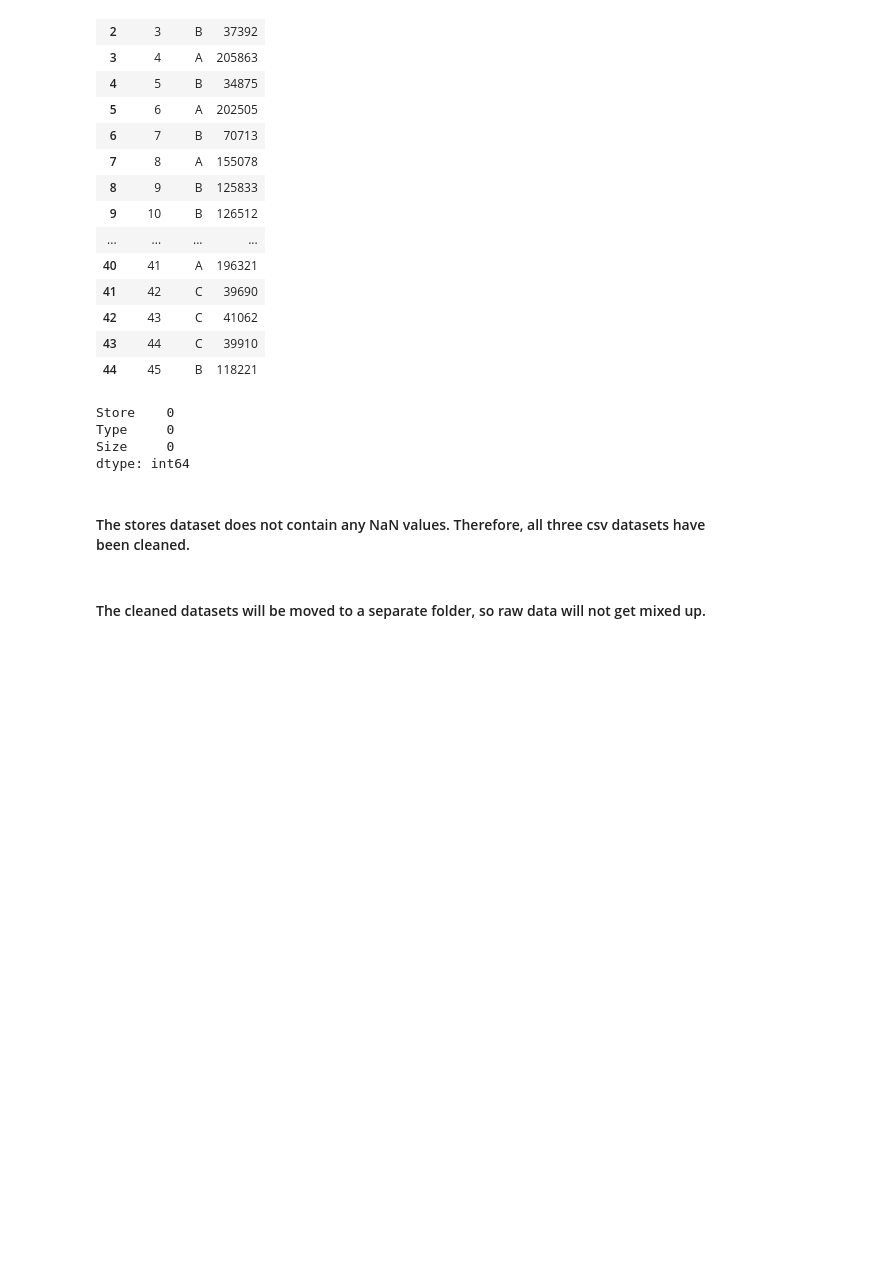
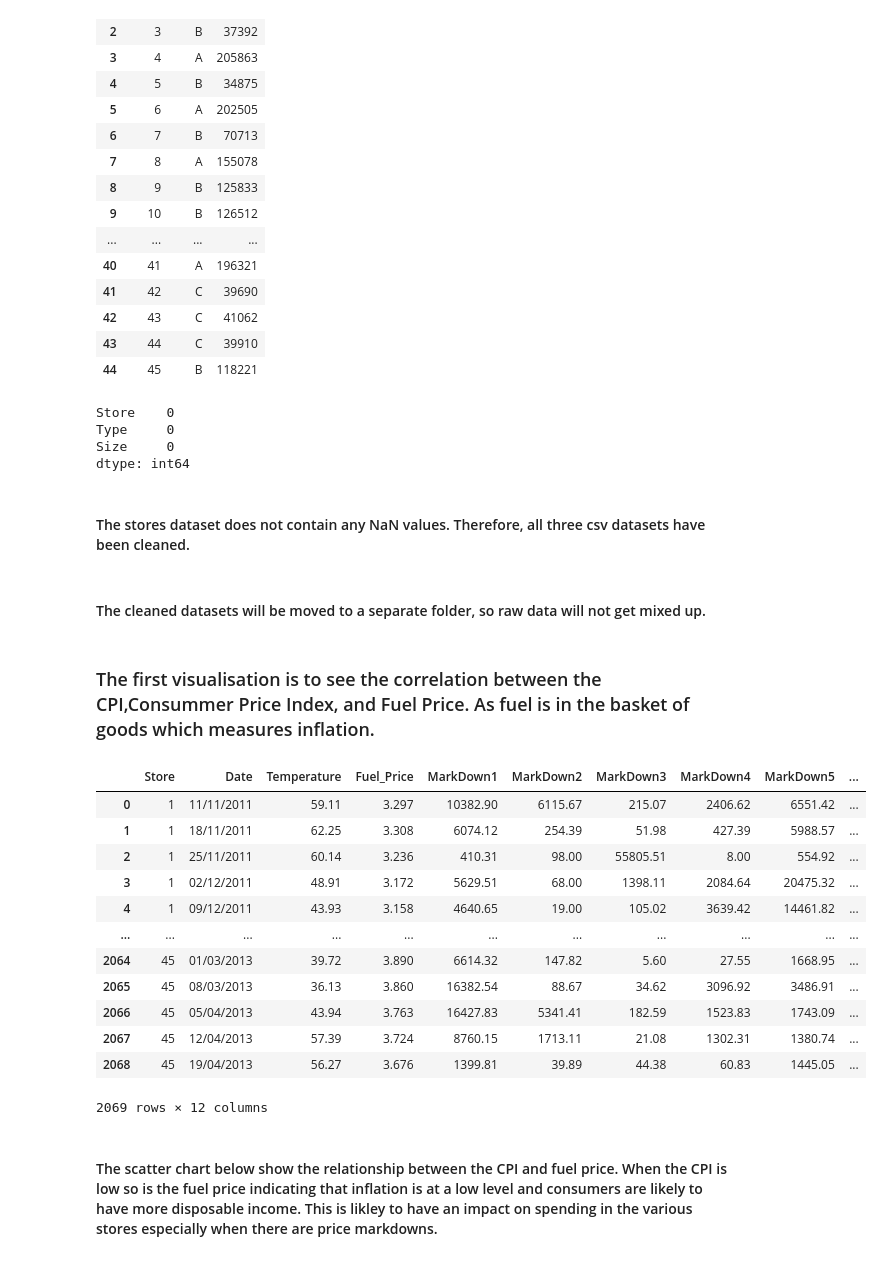
Before and after one commit to Ray99-cpu/Retail_Insights, a Jupyter notebook: jupyter_notebooks/test.ipynb, the cells around one changed output. Cells and saved outputs as stored; diff of their text form; code cells hidden in the pictures; blank space fills up the shorter version.

```diff
--- a/jupyter_notebooks/test.ipynb
+++ b/jupyter_notebooks/test.ipynb
@@ -188,3 +189,30 @@ df = pd.read_csv("../data/raw-data/stores_dataset.csv")#Find the correct link to
 
 df
 df.to_csv("../data/cleaned-data/cleaned_stores_dataset.csv", index=False)
+# %% [markdown]
+### The first visualisation is to see the correlation between the CPI,Consummer Price Index, and Fuel Price. As fuel is in the basket of goods which measures inflation.
+# %%
+df = pd.read_csv("../data/raw-data/features_dataset.csv")#Find the correct link to the dataset
+
+df
+df = df.dropna()
+df
+df.to_csv("../data/cleaned-data/cleaned_features_dataset.csv", index=False)
+df = pd.read_csv("../data/cleaned-data/cleaned_features_dataset.csv")
+df
+# %% [output]
+|  | Store | Date | Temperature | Fuel_Price | MarkDown1 | MarkDown2 | MarkDown3 | MarkDown4 | MarkDown5 | ... |
+| 0 | 1 | 11/11/2011 | 59.11 | 3.297 | 10382.90 | 6115.67 | 215.07 | 2406.62 | 6551.42 | ... |
+| 1 | 1 | 18/11/2011 | 62.25 | 3.308 | 6074.12 | 254.39 | 51.98 | 427.39 | 5988.57 | ... |
+| 2 | 1 | 25/11/2011 | 60.14 | 3.236 | 410.31 | 98.00 | 55805.51 | 8.00 | 554.92 | ... |
+| 3 | 1 | 02/12/2011 | 48.91 | 3.172 | 5629.51 | 68.00 | 1398.11 | 2084.64 | 20475.32 | ... |
+| 4 | 1 | 09/12/2011 | 43.93 | 3.158 | 4640.65 | 19.00 | 105.02 | 3639.42 | 14461.82 | ... |
+| ... | ... | ... | ... | ... | ... | ... | ... | ... | ... | ... |
+| 2064 | 45 | 01/03/2013 | 39.72 | 3.890 | 6614.32 | 147.82 | 5.60 | 27.55 | 1668.95 | ... |
+| 2065 | 45 | 08/03/2013 | 36.13 | 3.860 | 16382.54 | 88.67 | 34.62 | 3096.92 | 3486.91 | ... |
+| 2066 | 45 | 05/04/2013 | 43.94 | 3.763 | 16427.83 | 5341.41 | 182.59 | 1523.83 | 1743.09 | ... |
+| 2067 | 45 | 12/04/2013 | 57.39 | 3.724 | 8760.15 | 1713.11 | 21.08 | 1302.31 | 1380.74 | ... |
+| 2068 | 45 | 19/04/2013 | 56.27 | 3.676 | 1399.81 | 39.89 | 44.38 | 60.83 | 1445.05 | ... |
+2069 rows × 12 columns
+# %% [markdown]
+#### The scatter chart below show the relationship between the CPI and fuel price. When the CPI is low so is the fuel price indicating that inflation is at a low level and consumers are likely to have more disposable income. This is likley to have an impact on spending in the various stores especially when there are price markdowns.
```
Also changed, not shown: parts of 2 cells of this notebook, 1 other file.
